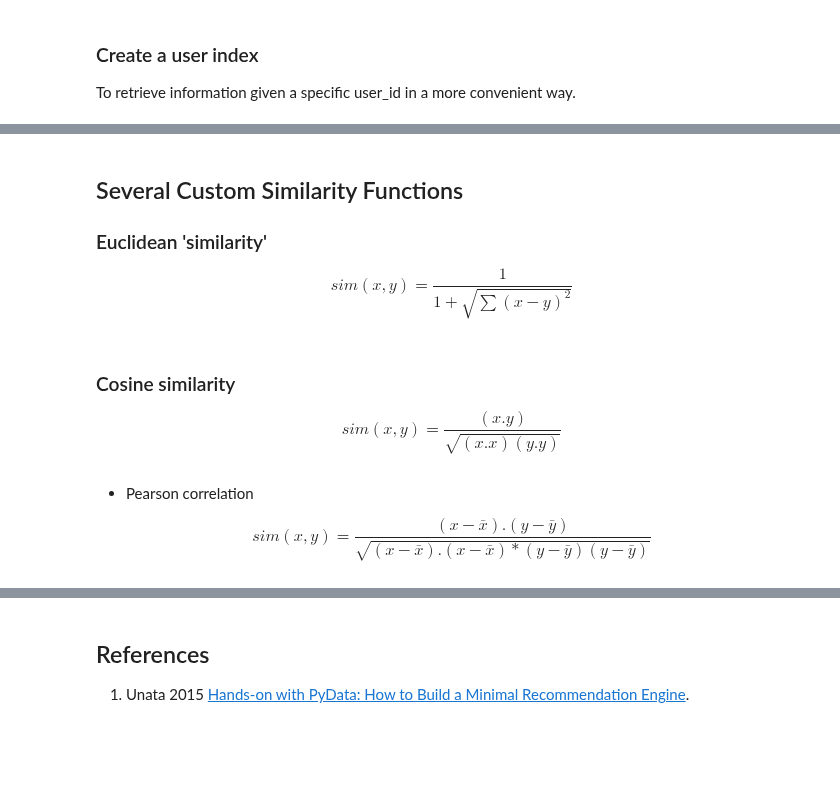
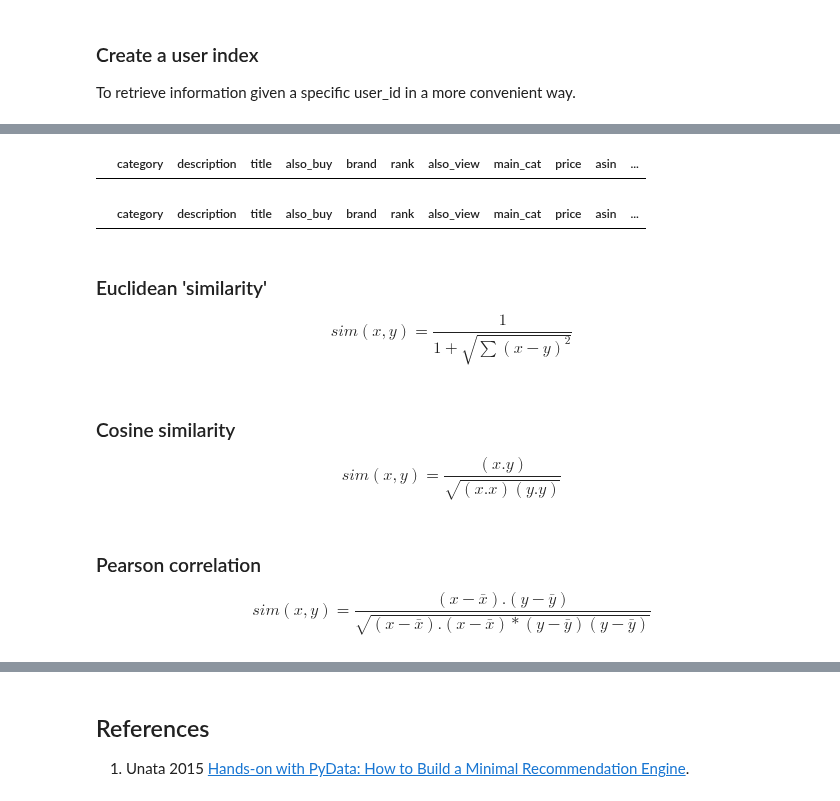
Before and after one commit to JasonCaldwellMBA/Grocery_Recommender, a Jupyter notebook: Notebooks/Modeling_Recommendation_Similarity_Functions_v2.ipynb, the cells around one changed output, grey strips where cells are left out. Drawn from its saved outputs; the diff is of its cells as text; code cells hidden in the pictures; blank space fills up the shorter version.

```diff
--- a/Notebooks/Modeling_Recommendation_Similarity_Functions_v2.ipynb
+++ b/Notebooks/Modeling_Recommendation_Similarity_Functions_v2.ipynb
@@ -12,6 +13,6 @@ from scipy.special import logsumexp
 # %%
 # 80/20 split earlier
-df_train = pd.read_csv('../Data/training_data.csv')
-df_test = pd.read_csv('../Data/testing_data.csv')
+df_train = pd.read_csv('../Data/training_data_subset.csv')
+df_test = pd.read_csv('../Data/testing_data_subset.csv')
 # %%
 df_train.head(2)
@@ -63,6 +95,12 @@ def evaluate(estimate_f):
+# %%
+df_test[df_test.index == 'A2HF7X0UUO13I5']
+# %% [output]
+|  | category | description | title | also_buy | brand | rank | also_view | main_cat | price | asin | ... |
+# %%
+df_train[df_train.index == 'A2HF7X0UUO13I5']
+# %% [output]
+|  | category | description | title | also_buy | brand | rank | also_view | main_cat | price | asin | ... |
 # %% [markdown]
-## Several Custom Similarity Functions
-
 ### Euclidean 'similarity'
 
 $$ sim(x,y) = \frac{1}{1 + \sqrt{\sum (x - y)^2}}$$
@@ -80,7 +118,7 @@ def cosine(s1, s2):
     """Take two pd.Series objects and return their cosine similarity."""
     return np.sum(s1 * s2) / np.sqrt(np.sum(s1 ** 2) * np.sum(s2 ** 2))
 # %% [markdown]
-- Pearson correlation
+### Pearson correlation
 
 $$ sim(x,y) = \frac{(x - \bar x).(y - \bar y)}{\sqrt{(x - \bar x).(x - \bar x) * (y - \bar y)(y - \bar y)}} $$
 # %%
```
Also changed, not shown: parts of 25 cells of this notebook.
